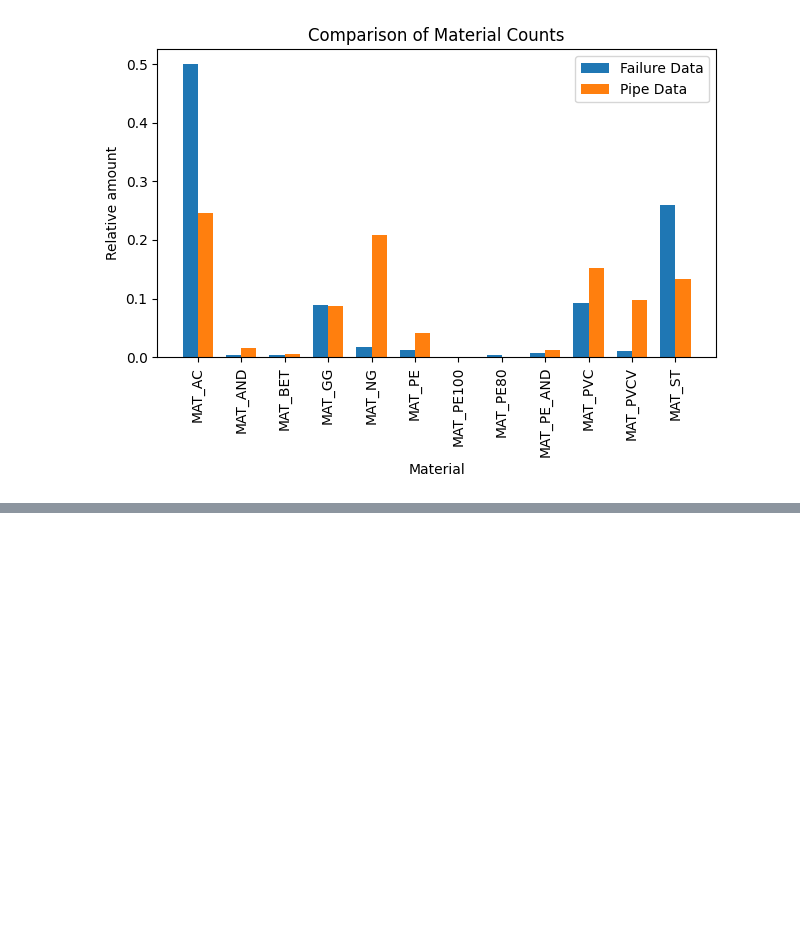
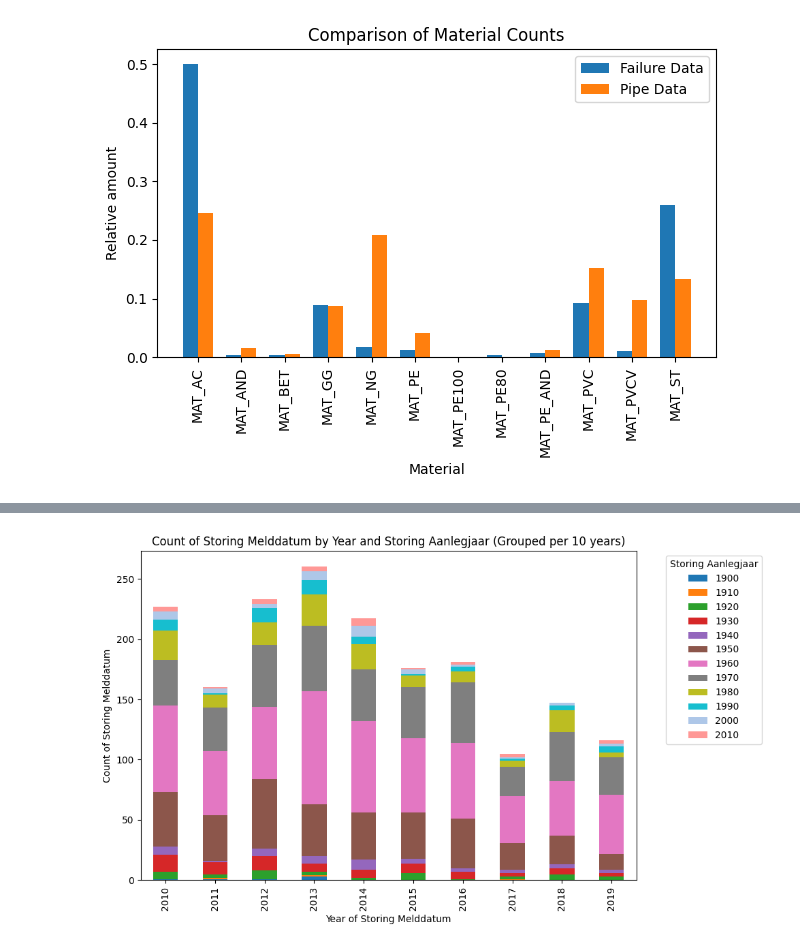
Before and after one commit to jipsteiger/ENVM1601, a Jupyter notebook: Failure_modelling/week3.ipynb, the cells around one changed output, grey strips where cells are left out. Drawn from its saved outputs; the diff is of its cells as text; code cells hidden in the pictures; blank space fills up the shorter version.

```diff
--- a/Failure_modelling/week3.ipynb
+++ b/Failure_modelling/week3.ipynb
@@ -108,0 +141,30 @@ Name: age_at_failure, Length: 1822, dtype: int64
+# %%
+import pandas as pd
+import matplotlib.pyplot as plt
+
+# Assuming failure_data is your DataFrame
+# Convert 'storing_melddatum' to datetime
+failure_data['storing_melddatum'] = pd.to_datetime(failure_data['storing_melddatum'])
+
+# Extract year from 'storing_melddatum'
+failure_data['year'] = failure_data['storing_melddatum'].dt.year
+
+# Group by 'year' and 'storing_aanlegjaar' and count the occurrences
+grouped_data = failure_data.groupby(['year', 'storing_aanlegjaar']).size().unstack(fill_value=0)
+
+# Group storing_aanlegjaar per 5 years
+grouped_data_columns = pd.to_datetime(grouped_data.columns).year
+grouped_data_columns = ((grouped_data_columns - grouped_data_columns.min()) // 10) * 10 + grouped_data_columns.min()
+grouped_data = grouped_data.groupby(grouped_data_columns, axis=1).sum()
+
+# Plotting
+colors = ['#1f77b4', '#ff7f0e', '#2ca02c', '#d62728', '#9467bd', '#8c564b', '#e377c2', '#7f7f7f', '#bcbd22', '#17becf', '#aec7e8', '#ff9896']
+grouped_data.plot(kind='bar', stacked=True, figsize=(10, 6), color=colors)
+plt.xlabel('Year of Storing Melddatum')
+plt.ylabel('Count of Storing Melddatum')
+plt.title('Count of Storing Melddatum by Year and Storing Aanlegjaar (Grouped per 10 years)')
+plt.legend(title='Storing Aanlegjaar', bbox_to_anchor=(1.05, 1), loc='upper left')
+plt.tight_layout()
+plt.show()
+# %% [output]
+[figure, added]
```
Also changed, not shown: parts of 9 cells of this notebook, 1 other file.
